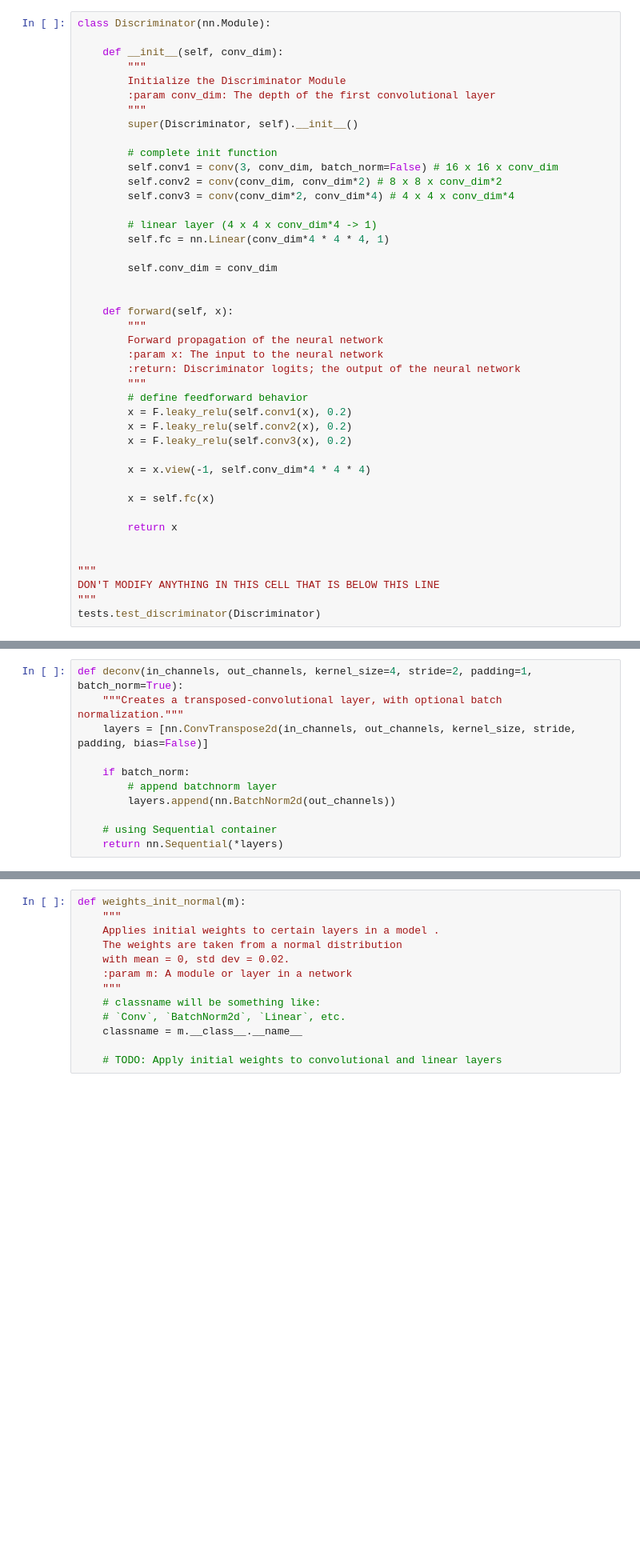
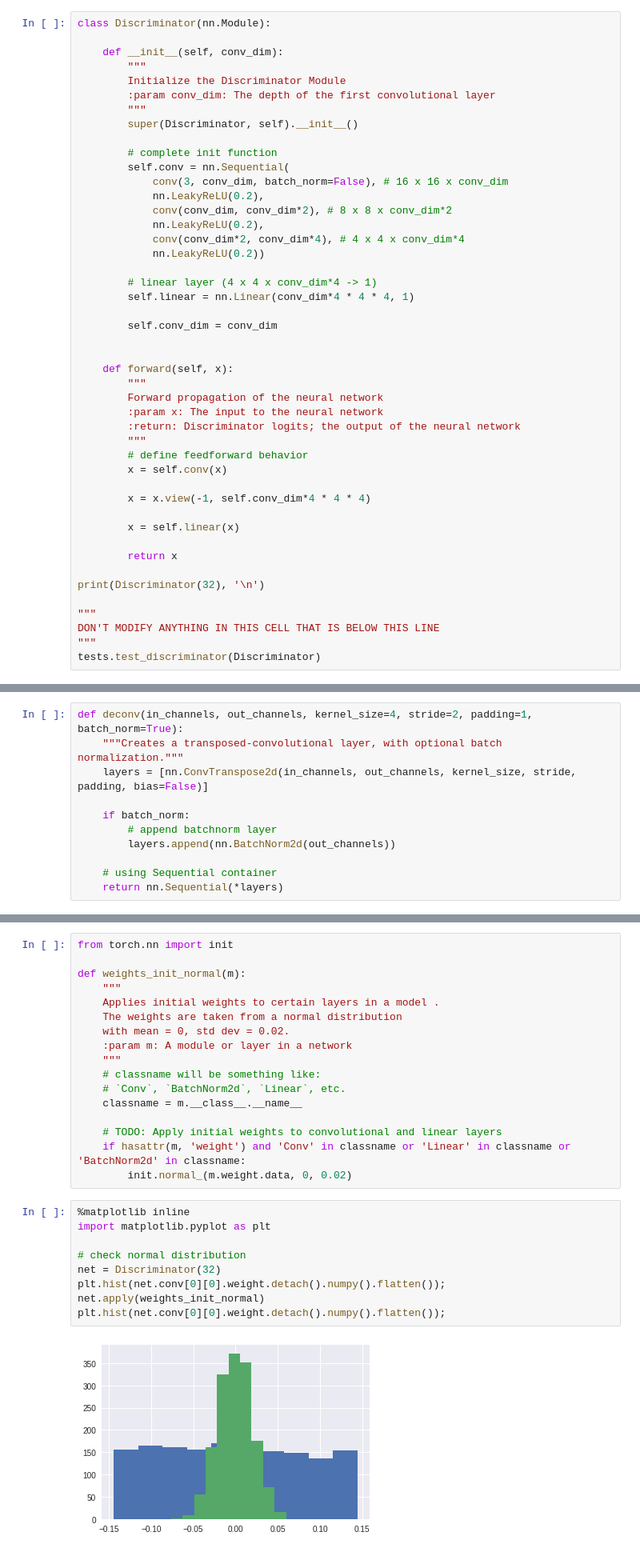
Before and after one commit to joaopamaral/deep-learning-v2-pytorch, a Jupyter notebook: project-face-generation/dlnd_face_generation.ipynb, the cells around one changed output, grey strips where cells are left out. Shown at 80% size. Saved outputs shown, nothing was run; the diff lists cells and outputs as text; blank space fills up the shorter version.

```diff
--- a/project-face-generation/dlnd_face_generation.ipynb
+++ b/project-face-generation/dlnd_face_generation.ipynb
@@ -202,12 +202,16 @@ class Discriminator(nn.Module):
         super(Discriminator, self).__init__()
 
         # complete init function
-        self.conv1 = conv(3, conv_dim, batch_norm=False) # 16 x 16 x conv_dim
-        self.conv2 = conv(conv_dim, conv_dim*2) # 8 x 8 x conv_dim*2
-        self.conv3 = conv(conv_dim*2, conv_dim*4) # 4 x 4 x conv_dim*4
+        self.conv = nn.Sequential(
+            conv(3, conv_dim, batch_norm=False), # 16 x 16 x conv_dim
+            nn.LeakyReLU(0.2),
+            conv(conv_dim, conv_dim*2), # 8 x 8 x conv_dim*2
+            nn.LeakyReLU(0.2),
+            conv(conv_dim*2, conv_dim*4), # 4 x 4 x conv_dim*4
+            nn.LeakyReLU(0.2))
 
         # linear layer (4 x 4 x conv_dim*4 -> 1)
-        self.fc = nn.Linear(conv_dim*4 * 4 * 4, 1)
+        self.linear = nn.Linear(conv_dim*4 * 4 * 4, 1)
 
         self.conv_dim = conv_dim
 
@@ -219,16 +223,15 @@ class Discriminator(nn.Module):
         :return: Discriminator logits; the output of the neural network
         """
         # define feedforward behavior
-        x = F.leaky_relu(self.conv1(x), 0.2)
-        x = F.leaky_relu(self.conv2(x), 0.2)
-        x = F.leaky_relu(self.conv3(x), 0.2)
+        x = self.conv(x)
 
         x = x.view(-1, self.conv_dim*4 * 4 * 4)
 
-        x = self.fc(x)
+        x = self.linear(x)
 
         return x
 
+print(Discriminator(32), '\n')
 
 """
 DON'T MODIFY ANYTHING IN THIS CELL THAT IS BELOW THIS LINE
@@ -319,6 +359,8 @@ You can refer back to the lesson on weight initialization or even consult existi
 * Initialize the weights to a normal distribution, centered around 0, with a standard deviation of 0.02.
 * The bias terms, if they exist, may be left alone or set to 0.
 # %%
+from torch.nn import init
+
 def weights_init_normal(m):
     """
     Applies initial weights to certain layers in a model .
@@ -331,6 +373,19 @@ def weights_init_normal(m):
     classname = m.__class__.__name__
 
     # TODO: Apply initial weights to convolutional and linear layers
+    if hasattr(m, 'weight') and 'Conv' in classname or 'Linear' in classname or 'BatchNorm2d' in classname:
+        init.normal_(m.weight.data, 0, 0.02)
+# %%
+%matplotlib inline
+import matplotlib.pyplot as plt
+
+# check normal distribution
+net = Discriminator(32)
+plt.hist(net.conv[0][0].weight.detach().numpy().flatten());
+net.apply(weights_init_normal)
+plt.hist(net.conv[0][0].weight.detach().numpy().flatten());
+# %% [output]
+[figure, added]
 # %% [markdown]
 ## Build complete network
 
```
Also changed, not shown: parts of 5 cells of this notebook.
